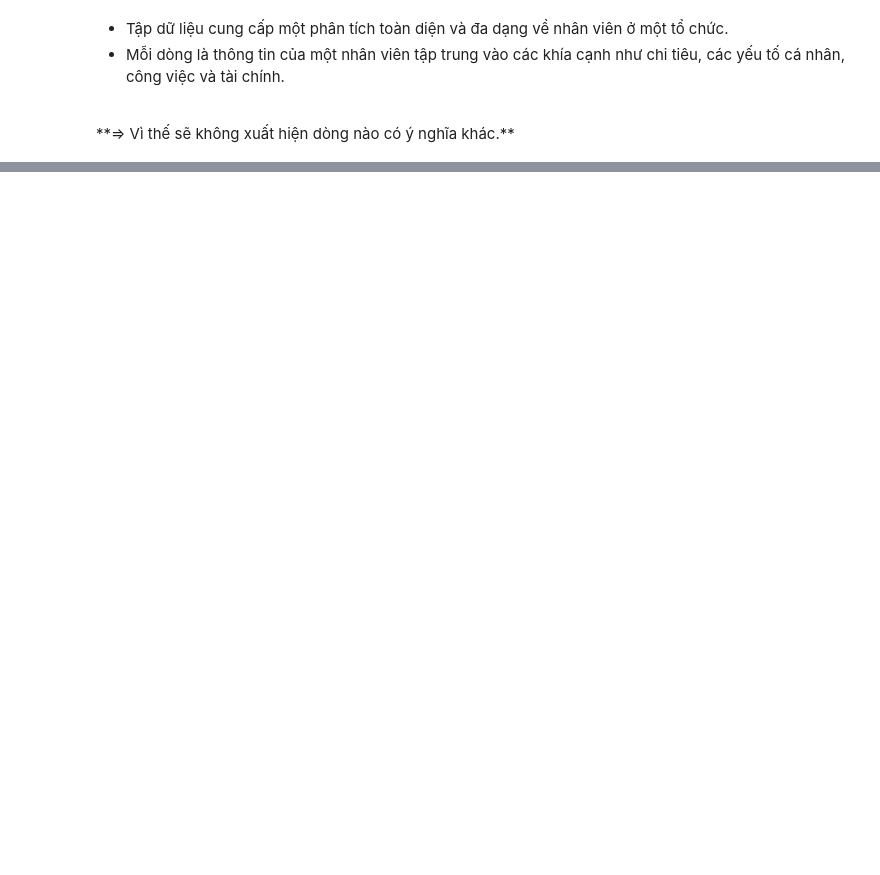
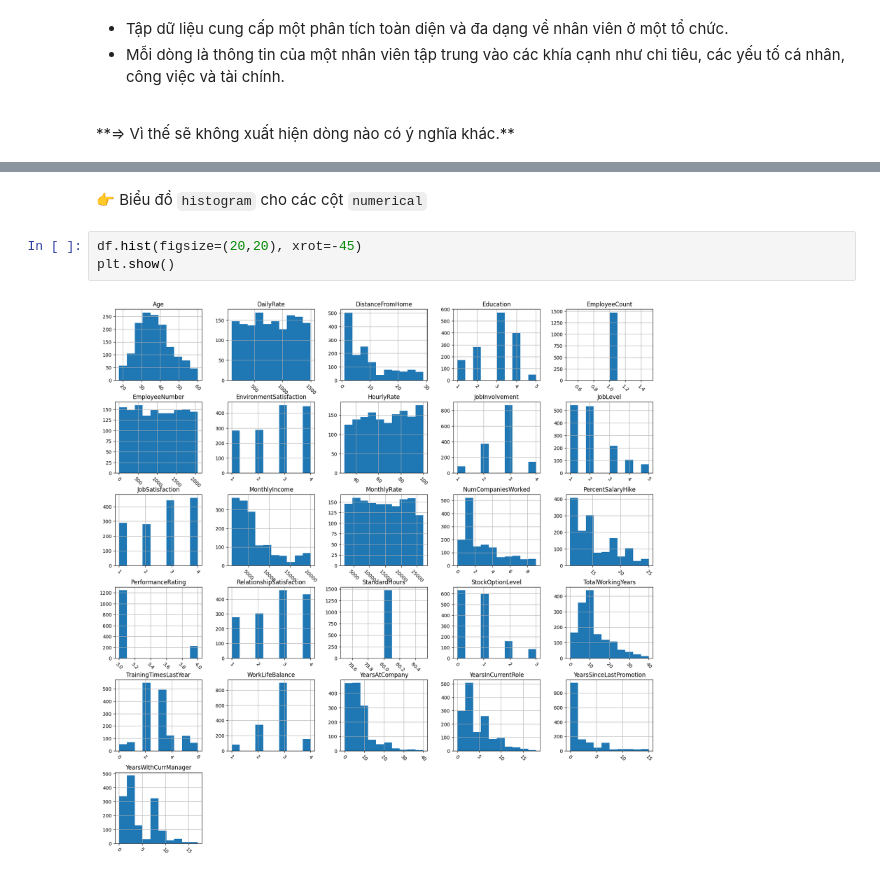
Before and after one commit to DataVisualizationGroup22/DataVisualization_Lab01, a Jupyter notebook: DuyTruong.ipynb, the cells around one changed output, grey strips where cells are left out. Saved outputs shown, nothing was run; the diff lists cells and outputs as text; blank space fills up the shorter version.

```diff
--- a/DuyTruong.ipynb
+++ b/DuyTruong.ipynb
@@ -39,0 +98,7 @@ Number of columns: 35
+# %% [markdown]
+👉 Biểu đồ `histogram` cho các cột `numerical`
+# %%
+df.hist(figsize=(20,20), xrot=-45)
+plt.show()
+# %% [output]
+[figure, added]
```
Also changed, not shown: parts of 19 cells of this notebook.
